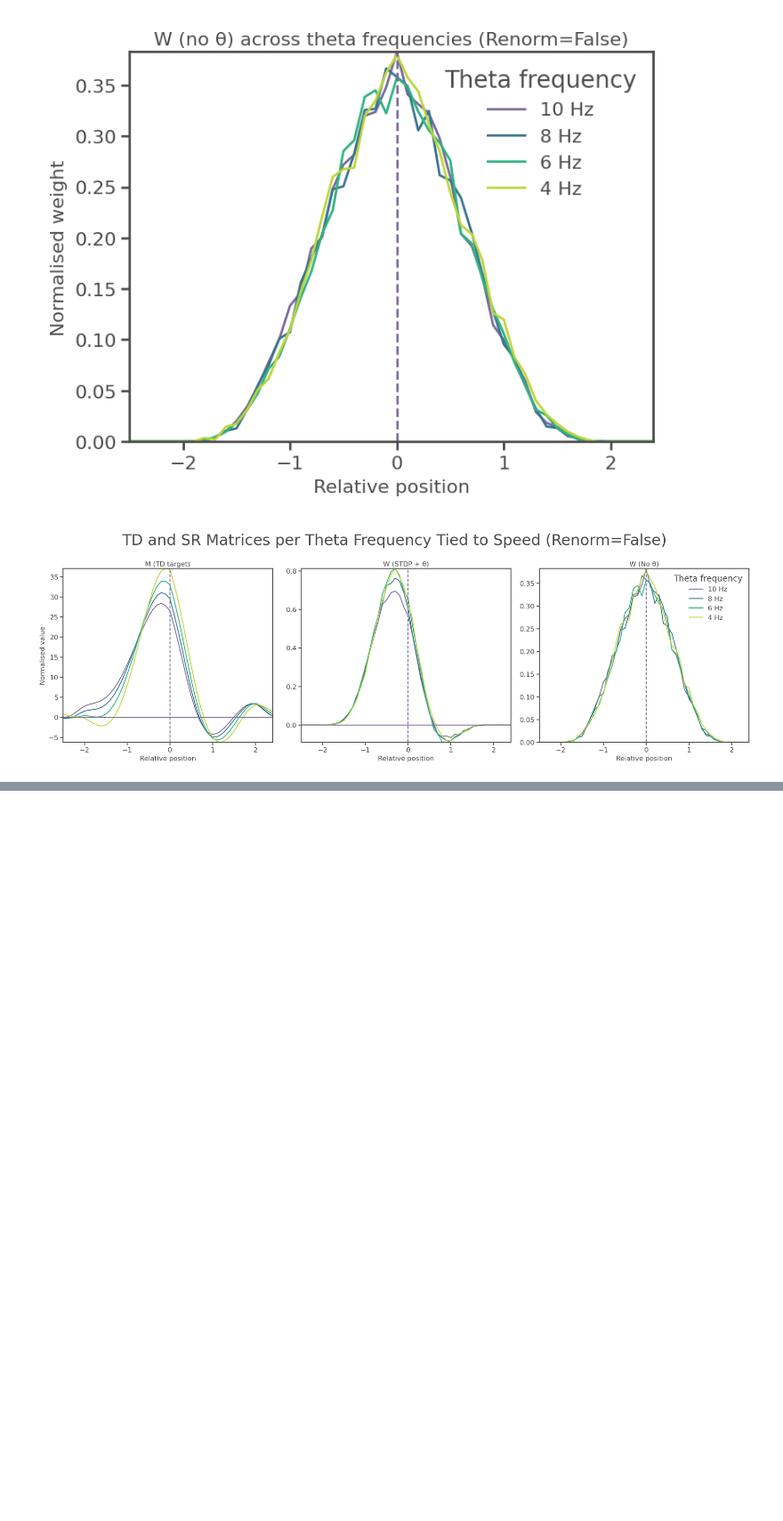
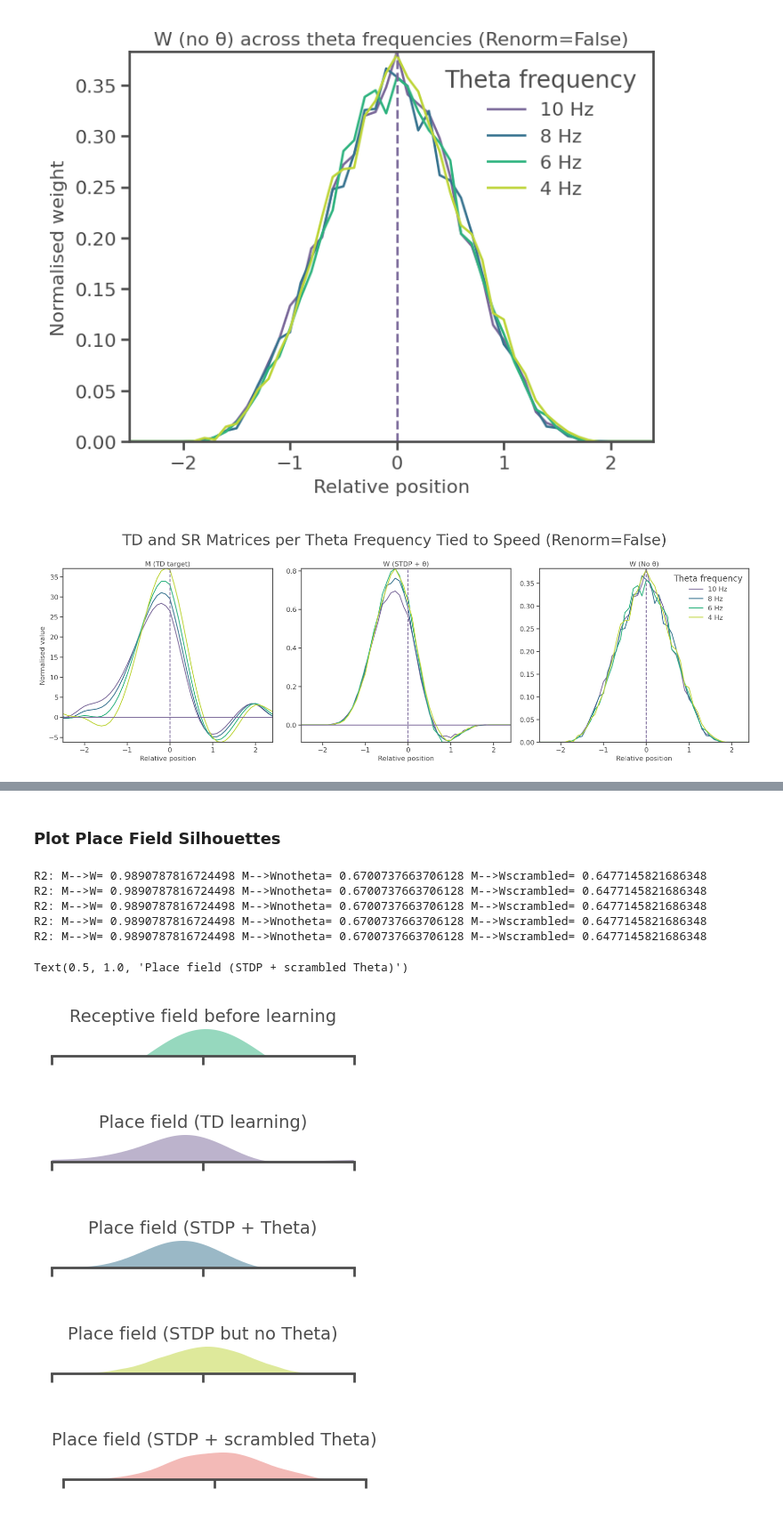
Before and after one commit to LiviaStein1/STDP_Theta, a Jupyter notebook: STDP-SR_scripts/OneLoop_replicate.ipynb, the cells around one changed output, grey strips where cells are left out. Shown at 89% size. Saved outputs shown, nothing was run; the diff lists cells and outputs as text; code cells hidden in the pictures; blank space fills up the shorter version.

```diff
--- a/STDP-SR_scripts/OneLoop_replicate.ipynb
+++ b/STDP-SR_scripts/OneLoop_replicate.ipynb
@@ -998,0 +1151,35 @@ plt.show()
+# %% [markdown]
+### Plot Place Field Silhouettes
+# %%
+# Plot place field silhouettes
+# receptive field before learning (CA3 basis feature)
+fig, ax= plotter.plotFieldSilhouette(N=25, plot_pf=False, plot_pf_notheta=False, plot_pf_M=False, plot_rf=True, plot_pf_scrambled=False, no_theta=False)
+ax.set_title("Receptive field before learning", fontsize=7)
+
+# plot place field after TD learning
+fig, ax = plotter.plotFieldSilhouette(N=25, plot_pf=False, plot_pf_notheta=False, plot_pf_M=True, plot_rf=False, plot_pf_scrambled=False, no_theta=False)
+ax.set_title("Place field (TD learning)", fontsize=7)
+
+# plot place field after learning with STDP + Theta
+fig, ax = plotter.plotFieldSilhouette(N=25, plot_pf=True, plot_pf_notheta=False, plot_pf_M=False, plot_rf=False, plot_pf_scrambled=False, no_theta=False)
+ax.set_title("Place field (STDP + Theta)", fontsize=7)
+
+#plot place field after learning with STDP but no Theta
+fig, ax = plotter.plotFieldSilhouette(N=25, plot_pf=False, plot_pf_notheta=True, plot_pf_M=False, plot_rf=False, plot_pf_scrambled=False, no_theta=False)
+ax.set_title("Place field (STDP but no Theta)", fontsize=7)
+
+# plot place field after learning with STDP + scrambled Theta
+fig, ax = plotter.plotFieldSilhouette(N=25, plot_pf=False, plot_pf_notheta=False, plot_pf_M=False, plot_rf=False, plot_pf_scrambled=True, no_theta=False)
+ax.set_title("Place field (STDP + scrambled Theta)", fontsize=7)
+# %% [output]
+R2: M-->W= 0.9890787816724498 M-->Wnotheta= 0.6700737663706128 M-->Wscrambled= 0.6477145821686348
+R2: M-->W= 0.9890787816724498 M-->Wnotheta= 0.6700737663706128 M-->Wscrambled= 0.6477145821686348
+R2: M-->W= 0.9890787816724498 M-->Wnotheta= 0.6700737663706128 M-->Wscrambled= 0.6477145821686348
+R2: M-->W= 0.9890787816724498 M-->Wnotheta= 0.6700737663706128 M-->Wscrambled= 0.6477145821686348
+R2: M-->W= 0.9890787816724498 M-->Wnotheta= 0.6700737663706128 M-->Wscrambled= 0.6477145821686348
+Text(0.5, 1.0, 'Place field (STDP + scrambled Theta)')
+[figure, added]
+[figure, added]
+[figure, added]
+[figure, added]
+[figure, added]
```
Also changed, not shown: parts of 7 cells of this notebook.
